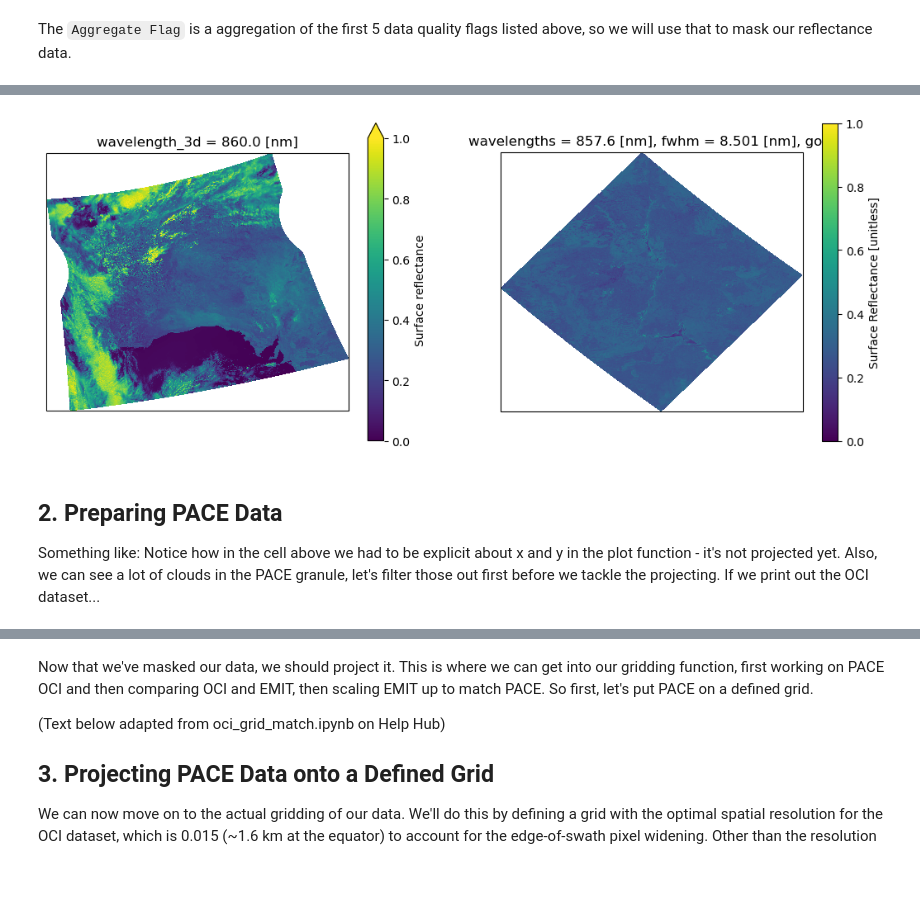
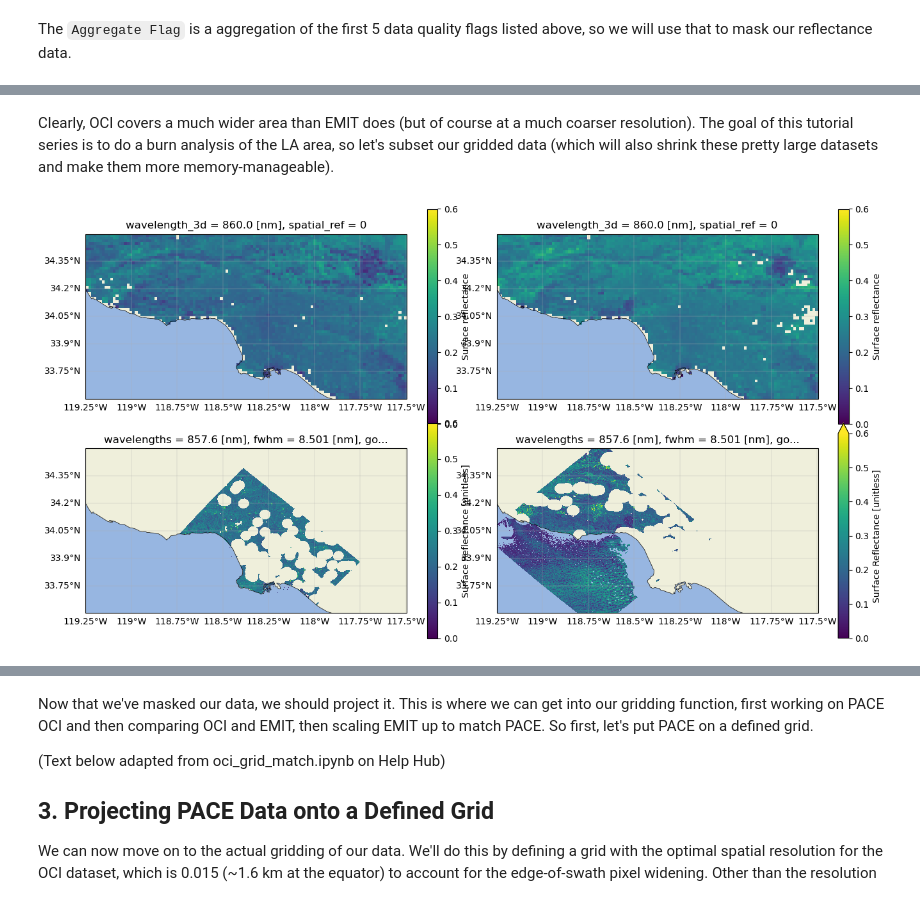
Before and after one commit to skyecaplan/pace_tutorials, a Jupyter notebook: pace_emit/02_Align_PACE_EMIT_Grids.ipynb, the cells around one changed output, grey strips where cells are left out. Cells and saved outputs as stored; diff of their text form; code cells hidden in the pictures; blank space fills up the shorter version.

Commit message:
gridding tutorial progress

```diff
--- a/pace_emit/02_Align_PACE_EMIT_Grids.ipynb
+++ b/pace_emit/02_Align_PACE_EMIT_Grids.ipynb
@@ -170,0 +157,5 @@ oci = utils.open_oci(oci_path)
+# %%
+oci_pre = pace.open_l2(oci_path[0])
+oci_post = pace.open_l2(oci_path[1])
+
+oci_pre
@@ -170,0 +182,3 @@ oci = utils.open_oci(oci_path)
+# %%
+oci_pre = pace.mask_ds(oci_pre, flag=["CLDICE","LAND"], reverse=[False,True])
+oci_post = pace.mask_ds(oci_post, flag=["CLDICE","LAND"], reverse=[False,True])
@@ -170,0 +192,5 @@ oci = utils.open_oci(oci_path)
+# %%
+resolution = (0.015, 0.015)
+
+oci_pre = pace.grid_data(oci_pre, resolution=resolution)
+oci_post = pace.grid_data(oci_post, resolution=resolution)
@@ -171,16 +210,26 @@ oci = utils.open_oci(oci_path)
+# %% [markdown]
+Clearly, OCI covers a much wider area than EMIT does (but of course at a much coarser resolution). The goal of this tutorial series is to do a burn analysis of the LA area, so let's subset our gridded data (which will also shrink these pretty large datasets and make them more memory-manageable).
+# %%
+# Subset PACE
+oci_pre_sub = oci_pre.sel({"latitude":slice(34.5,33.6), "longitude":slice(-119.25,-117.5)})
+oci_post_sub = oci_post.sel({"latitude":slice(34.5,33.6), "longitude":slice(-119.25,-117.5)})
+
+# Subset EMIT
+emit_pre_sub = emit_pre.sel({"latitude":slice(34.5,33.6), "longitude":slice(-119.25,-117.5)})
+emit_post_sub = emit_post.sel({"latitude":slice(34.5,33.6), "longitude":slice(-119.25,-117.5)})
 # %%
-# Plot them on the same figure, point out how you can't even see the emit granules,
-# then zoom in and highlight
-fig, ax = plt.subplots(1,2, figsize=(13,5),
-                    subplot_kw=dict(projection=ccrs.PlateCarree()))
-oci.rhos.sel({"wavelength_3d":860}, method="nearest").plot(x="longitude", y="latitude", vmin=0, vmax=1, ax=ax[0], transform=ccrs.PlateCarree())
-emit.reflectance.sel({"wavelengths":860}, method="nearest").plot(vmin=0, vmax=1, ax=ax[1], transform=ccrs.PlateCarree())
-
-#emit2.reflectance.sel({"wavelengths":860}, method="nearest").plot(vmin=0, vmax=1, ax=ax[1], transform=ccrs.PlateCarree())
+# TODO: Fix these?? hvplot instead?
+fig, ax = plt.subplots(2,2, figsize=(13,7),sharey=True, sharex=True,
+                       subplot_kw={"projection": ccrs.PlateCarree()})
+fig.tight_layout()
+oci_pre_sub["rhos"].sel(wavelength_3d=860, method="nearest").plot(ax=ax[0][0],vmin=0, vmax=0.6)
+oci_post_sub["rhos"].sel(wavelength_3d=860, method="nearest").plot(ax=ax[0][1],vmin=0, vmax=0.6)
+emit_pre_sub["reflectance"].sel(wavelengths=860, method="nearest").plot(ax=ax [1][0],vmin=0, vmax=0.6)
+emit_post_sub["reflectance"].sel(wavelengths=860, method="nearest").plot(ax=ax[1][1],vmin=0, vmax=0.6)
+plot_features(ax[0][0])
+plot_features(ax[0][1])
+plot_features(ax[1][0])
+plot_features(ax[1][1])
 plt.show()
 # %% [output]
-[figure, old version]
+[figure, new version]
-# %% [markdown]
-## 2. Preparing PACE Data
-
-Something like: Notice how in the cell above we had to be explicit about x and y in the plot function - it's not projected yet. Also, we can see a lot of clouds in the PACE granule, let's filter those out first before we tackle the projecting. If we print out the OCI dataset...
```
Also changed, not shown: parts of 25 cells of this notebook.
